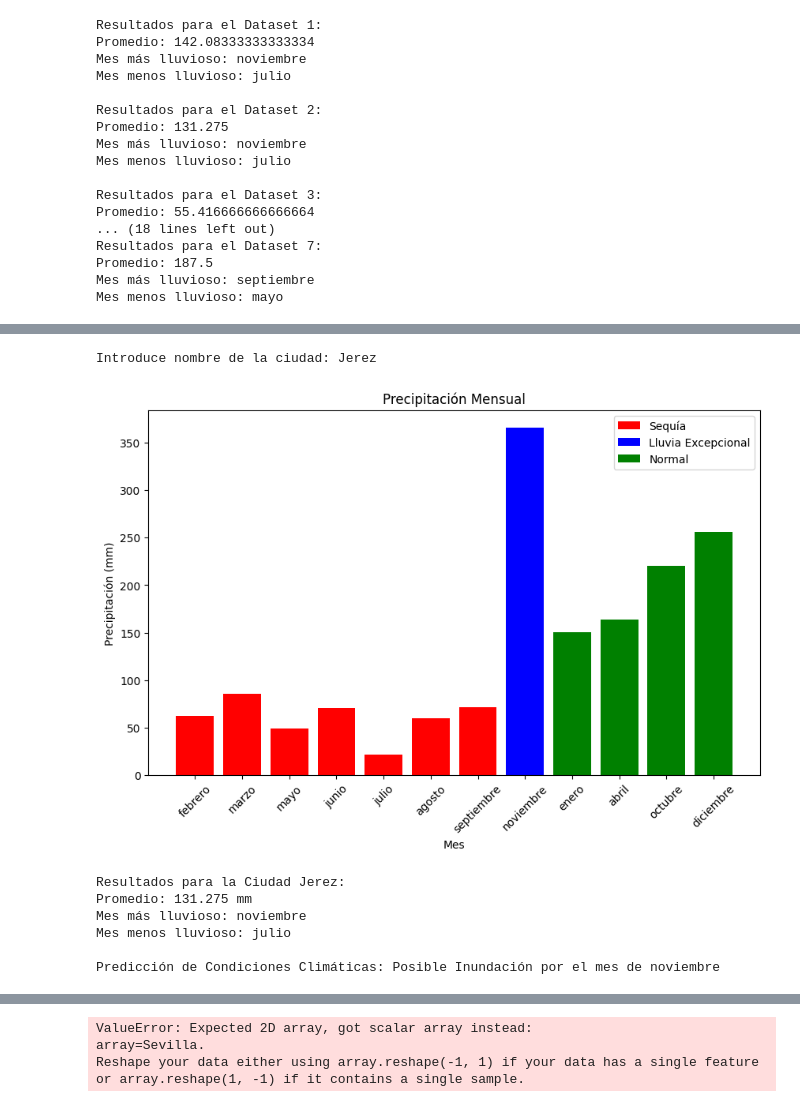
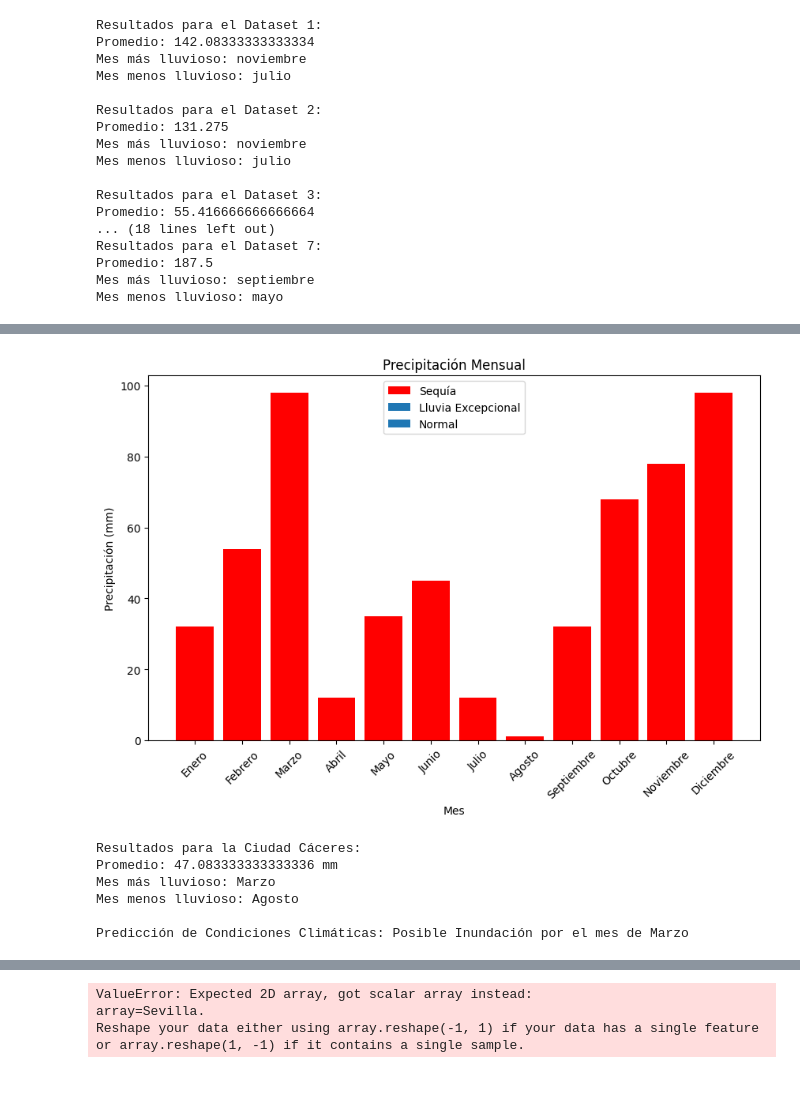
Before and after one commit to Javierfiestasbotella/Predicciones-precipitaciones-anuales, a Jupyter notebook: proyecto_2parte.ipynb, the cells around one changed output, grey strips where cells are left out. Drawn from its saved outputs; the diff is of its cells as text; code cells hidden in the pictures.

```diff
--- a/proyecto_2ºparte.ipynb
+++ b/proyecto_2parte.ipynb
@@ -450,51 +450,44 @@ Predicción de Valor Anual de Lluvia (Regresión): [1575.3]
 Predicción de Condiciones Climáticas (Clasificación): Posible Inundación
 # %%
-ciudad = input('Introduce nombre de la ciudad: ')
 
-# Crear un DataFrame a partir de los datos del cliente
-datos_cliente = pd.DataFrame({
-    'mes': ['enero', 'febrero', 'marzo', 'abril', 'mayo', 'junio', 'julio', 'agosto', 'septiembre', 'octubre', 'noviembre', 'diciembre'],
-    'precipitacion': [150.2, 62.5, 85.3, 163.8, 48.9, 70.4, 21.3, 60.0, 71.5, 220.1, 365.5, 255.8]
-})
-'''# Cargar los datos desde el archivo CSV en la variable np
-np = pd.read_csv('Jerez.csv')
-datos_cliente=convertir_np_a_data(np)
-print(datos_cliente)'''
-# Crear una lista de DataFrames que incluye el DataFrame del cliente
-lista_datos = [datos_cliente]
 
-resultados2 = analizar_datos_lista(lista_datos)
+def crea_analisis(ciudad):
+    # Crear una lista de DataFrames que incluye el DataFrame del cliente
+    lista_datos = [pd.read_csv(ciudad+'.csv')]
 
-for resultado in resultados2:
-    print(f"Resultados para la Ciudad {ciudad}:")
-    print(f"Promedio: {resultado['promedio']} mm")
-    print(f"Mes más lluvioso: {resultado['mes_mas_lluvioso']}")
-    print(f"Mes menos lluvioso: {resultado['mes_menos_lluvioso']}\n"
-   )
+    resultados2 = analizar_datos_lista(lista_datos)
 
-#____________________________________modelo_clasificacion
-# Convierte el DataFrame en un arreglo NumPy
-datos_prueba2 = datos_cliente['precipitacion'].values.reshape(1, -1)
-lista_datos2 = []
-lista_datos2.append(datos_prueba2)
-for datos in lista_datos2:
-    # Realizar la predicción usando el modelo de clasificación
-    resultado_clasificacion = modelo_clasificacion.predict(datos)
+    for resultado in resultados2:
+        print(f"Resultados para la Ciudad {ciudad}:")
+        print(f"Promedio: {resultado['promedio']} mm")
+        print(f"Mes más lluvioso: {resultado['mes_mas_lluvioso']}")
+        print(f"Mes menos lluvioso: {resultado['mes_menos_lluvioso']}\n"
+       )
 
-    # Traducir el resultado de clasificación en una etiqueta legible
-    if resultado_clasificacion[0] == 'Normal':
-        condicion_climatica = 'Condiciones Normales'
-    elif resultado_clasificacion[0] == 'Inundación':
-        condicion_climatica = 'Posible Inundación'
-    else:
-        condicion_climatica = 'Sequía'
-    print(f"Predicción de Condiciones Climáticas: {condicion_climatica} por el mes de {resultado['mes_mas_lluvioso']}")
+    #____________________________________modelo_clasificacion
+    # Convierte el DataFrame en un arreglo NumPy
+    datos_prueba2 = datos_cliente['precipitacion'].values.reshape(1, -1)
+    lista_datos2 = []
+    lista_datos2.append(datos_prueba2)
+    for datos in lista_datos2:
+        # Realizar la predicción usando el modelo de clasificación
+        resultado_clasificacion = modelo_clasificacion.predict(datos)
+
+        # Traducir el resultado de clasificación en una etiqueta legible
+        if resultado_clasificacion[0] == 'Normal':
+            condicion_climatica = 'Condiciones Normales'
+        elif resultado_clasificacion[0] == 'Inundación':
+            condicion_climatica = 'Posible Inundación'
+        else:
+            condicion_climatica = 'Sequía'
+        print(f"Predicción de Condiciones Climáticas: {condicion_climatica} por el mes de {resultado['mes_mas_lluvioso']}")
+
+crea_analisis('Cáceres')
 # %% [output]
+[figure, new version]
-Introduce nombre de la ciudad: Jerez
+Resultados para la Ciudad Cáceres:
+Promedio: 47.083333333333336 mm
+Mes más lluvioso: Marzo
+Mes menos lluvioso: Agosto
+
+Predicción de Condiciones Climáticas: Posible Inundación por el mes de Marzo
-[figure, old version]
-Resultados para la Ciudad Jerez:
-Promedio: 131.275 mm
-Mes más lluvioso: noviembre
-Mes menos lluvioso: julio
-
-Predicción de Condiciones Climáticas: Posible Inundación por el mes de noviembre
```
Also changed, not shown: parts of 6 cells of this notebook, 15 other files.
